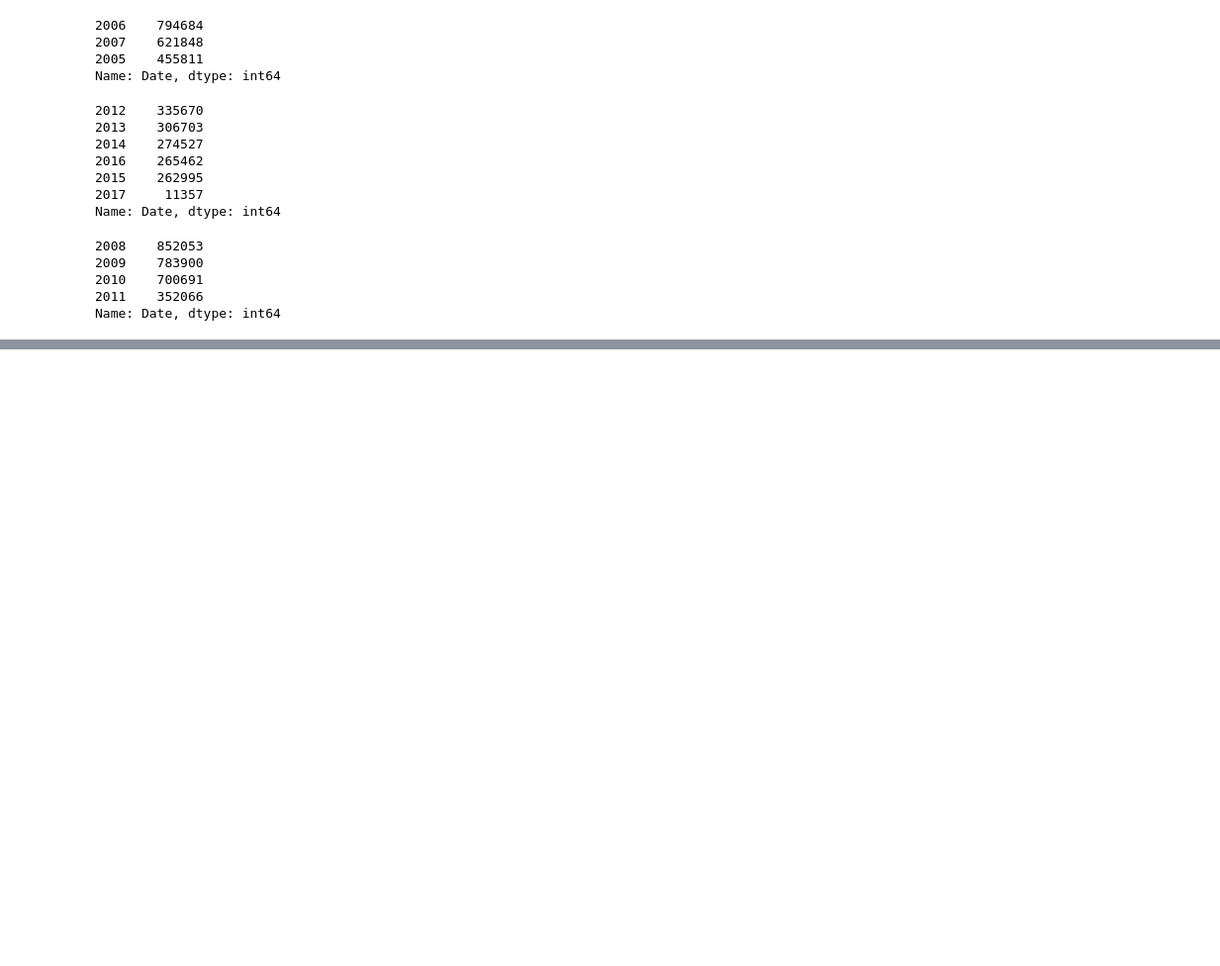
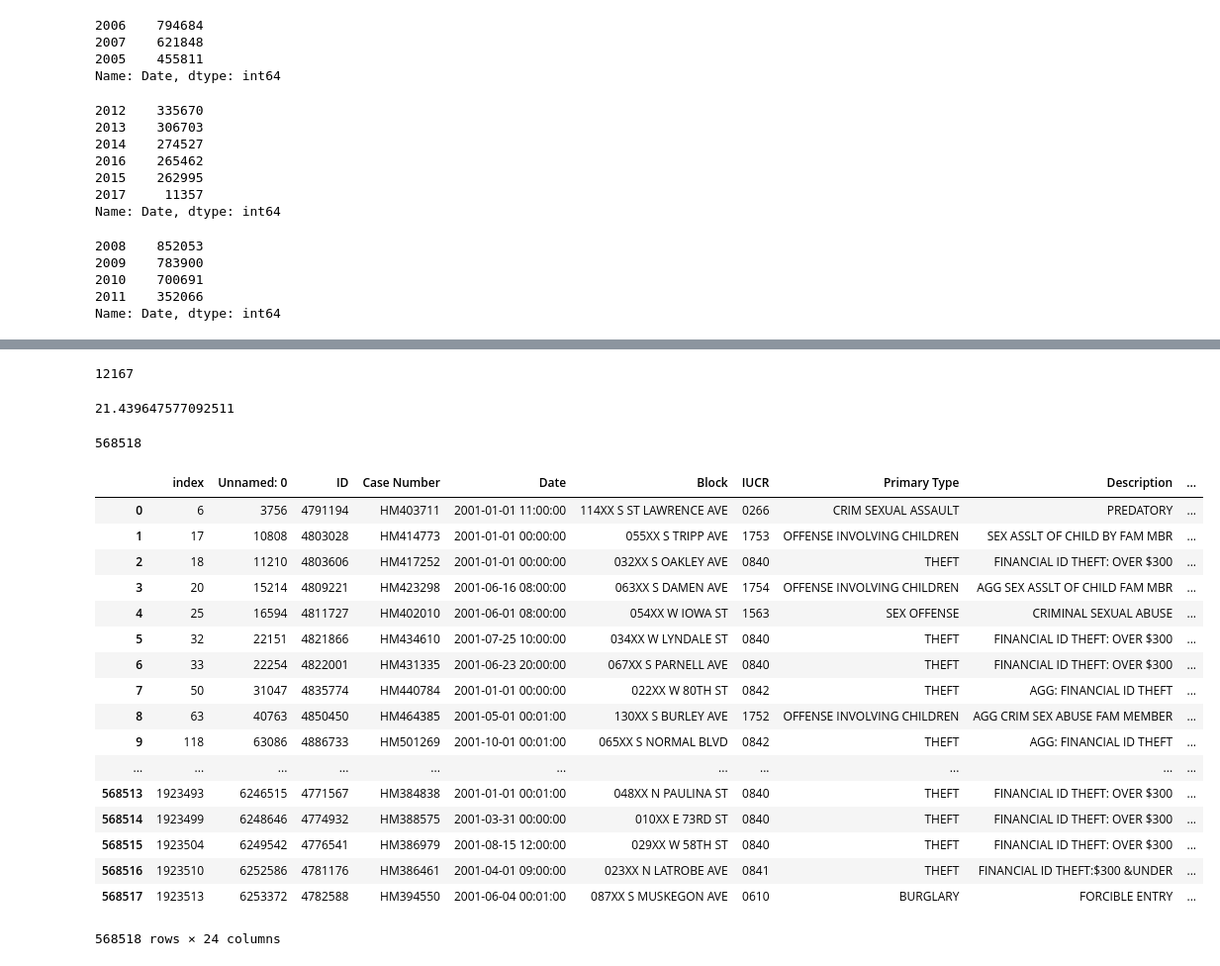
Before and after one commit to jyun38/Unsupervised-MachineLearning, a Jupyter notebook: finalProject/crimesInChicago.ipynb, the cells around one changed output, grey strips where cells are left out. Shown: that part at 99% size. Saved outputs shown, nothing was run; the diff lists cells and outputs as text; code cells hidden in the pictures; blank space fills up the shorter version.

```diff
--- a/finalProject/crimesInChicago.ipynb
+++ b/finalProject/crimesInChicago.ipynb
@@ -141,0 +90,2 @@ def countPerYear(df):
+# %%
+dfAll = pd.concat([df1, df2, df3, df4], axis = 0)
@@ -222,0 +135,4 @@ dfTotal
+# %%
+def filterYear(value):
+    filteredDf = dfAll.loc[dfAll['Date'].dt.year == value]
+    return filteredDf
@@ -353,0 +180,33 @@ Name: Date, dtype: int64
+# %%
+filterYear(2001)['Date'].dt.time.value_counts().head(1)[0]
+# %% [output]
+12167
+# %%
+(filterYear(2001)['Date'].dt.time.value_counts().head(1)[0])/(len(filterYear(2001)['Date'].dt.time.value_counts()))
+# %% [output]
+21.439647577092511
+# %%
+len(filterYear(2001)['Date'])
+# %% [output]
+568518
+# %%
+filterYear(2001)
+# %% [output]
+|  | index | Unnamed: 0 | ID | Case Number | Date | Block | IUCR | Primary Type | Description | ... |
+| 0 | 6 | 3756 | 4791194 | HM403711 | 2001-01-01 11:00:00 | 114XX S ST LAWRENCE AVE | 0266 | CRIM SEXUAL ASSAULT | PREDATORY | ... |
+| 1 | 17 | 10808 | 4803028 | HM414773 | 2001-01-01 00:00:00 | 055XX S TRIPP AVE | 1753 | OFFENSE INVOLVING CHILDREN | SEX ASSLT OF CHILD BY FAM MBR | ... |
+| 2 | 18 | 11210 | 4803606 | HM417252 | 2001-01-01 00:00:00 | 032XX S OAKLEY AVE | 0840 | THEFT | FINANCIAL ID THEFT: OVER $300 | ... |
+| 3 | 20 | 15214 | 4809221 | HM423298 | 2001-06-16 08:00:00 | 063XX S DAMEN AVE | 1754 | OFFENSE INVOLVING CHILDREN | AGG SEX ASSLT OF CHILD FAM MBR | ... |
+| 4 | 25 | 16594 | 4811727 | HM402010 | 2001-06-01 08:00:00 | 054XX W IOWA ST | 1563 | SEX OFFENSE | CRIMINAL SEXUAL ABUSE | ... |
+| 5 | 32 | 22151 | 4821866 | HM434610 | 2001-07-25 10:00:00 | 034XX W LYNDALE ST | 0840 | THEFT | FINANCIAL ID THEFT: OVER $300 | ... |
+| 6 | 33 | 22254 | 4822001 | HM431335 | 2001-06-23 20:00:00 | 067XX S PARNELL AVE | 0840 | THEFT | FINANCIAL ID THEFT: OVER $300 | ... |
+| 7 | 50 | 31047 | 4835774 | HM440784 | 2001-01-01 00:00:00 | 022XX W 80TH ST | 0842 | THEFT | AGG: FINANCIAL ID THEFT | ... |
+| 8 | 63 | 40763 | 4850450 | HM464385 | 2001-05-01 00:01:00 | 130XX S BURLEY AVE | 1752 | OFFENSE INVOLVING CHILDREN | AGG CRIM SEX ABUSE FAM MEMBER | ... |
+| 9 | 118 | 63086 | 4886733 | HM501269 | 2001-10-01 00:01:00 | 065XX S NORMAL BLVD | 0842 | THEFT | AGG: FINANCIAL ID THEFT | ... |
+| ... | ... | ... | ... | ... | ... | ... | ... | ... | ... | ... |
+| 568513 | 1923493 | 6246515 | 4771567 | HM384838 | 2001-01-01 00:01:00 | 048XX N PAULINA ST | 0840 | THEFT | FINANCIAL ID THEFT: OVER $300 | ... |
+| 568514 | 1923499 | 6248646 | 4774932 | HM388575 | 2001-03-31 00:00:00 | 010XX E 73RD ST | 0840 | THEFT | FINANCIAL ID THEFT: OVER $300 | ... |
+| 568515 | 1923504 | 6249542 | 4776541 | HM386979 | 2001-08-15 12:00:00 | 029XX W 58TH ST | 0840 | THEFT | FINANCIAL ID THEFT: OVER $300 | ... |
+| 568516 | 1923510 | 6252586 | 4781176 | HM386461 | 2001-04-01 09:00:00 | 023XX N LATROBE AVE | 0841 | THEFT | FINANCIAL ID THEFT:$300 &UNDER | ... |
+| 568517 | 1923513 | 6253372 | 4782588 | HM394550 | 2001-06-04 00:01:00 | 087XX S MUSKEGON AVE | 0610 | BURGLARY | FORCIBLE ENTRY | ... |
+568518 rows × 24 columns
```
Also changed, not shown: parts of 43 cells of this notebook, 1 other file.
